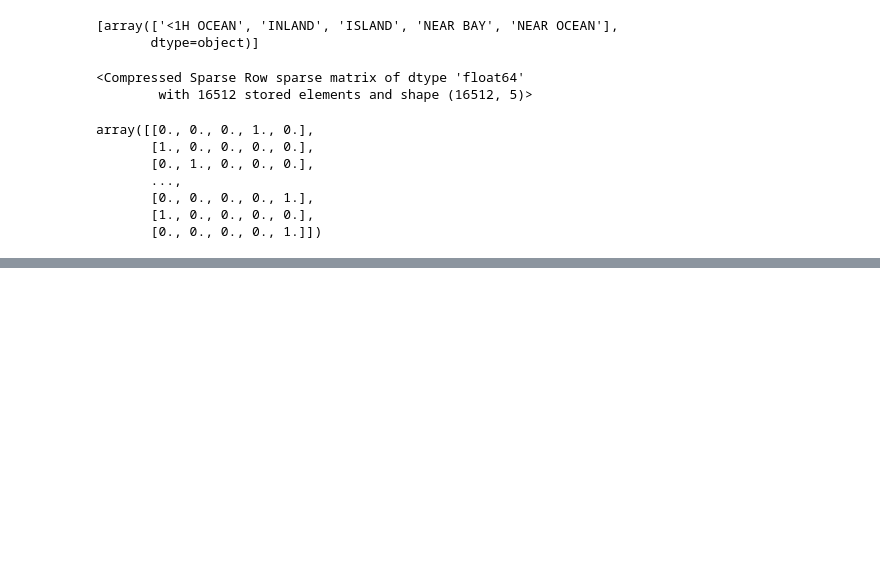
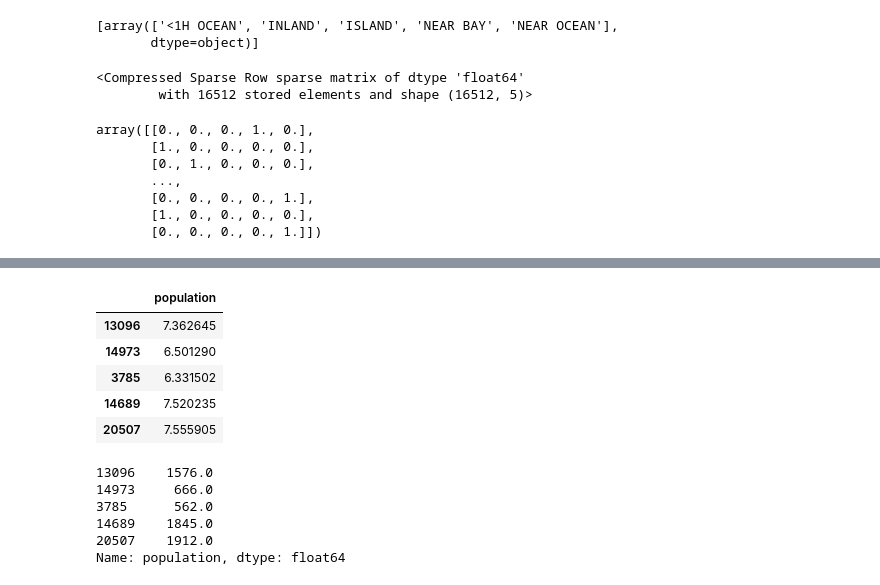
Before and after one commit to seshouan/Hands_on_ML, a Jupyter notebook: code.ipynb, the cells around one changed output, grey strips where cells are left out. Saved outputs shown, nothing was run; the diff lists cells and outputs as text; code cells hidden in the pictures; blank space fills up the shorter version.

```diff
--- a/code.ipynb
+++ b/code.ipynb
@@ -432,0 +531,24 @@ array([[0., 0., 0., 1., 0.],
+# %%
+# create a log-transformer
+from sklearn.preprocessing import FunctionTransformer
+
+log_transformer = FunctionTransformer(np.log, inverse_func=np.exp)
+log_pop = log_transformer.transform(housing[['population']])
+# %%
+log_pop.head()
+# %% [output]
+|  | population |
+| 13096 | 7.362645 |
+| 14973 | 6.501290 |
+| 3785 | 6.331502 |
+| 14689 | 7.520235 |
+| 20507 | 7.555905 |
+# %%
+housing['population'].head()
+# %% [output]
+13096    1576.0
+14973     666.0
+3785      562.0
+14689    1845.0
+20507    1912.0
+Name: population, dtype: float64
```
Also changed, not shown: parts of 12 cells of this notebook.
